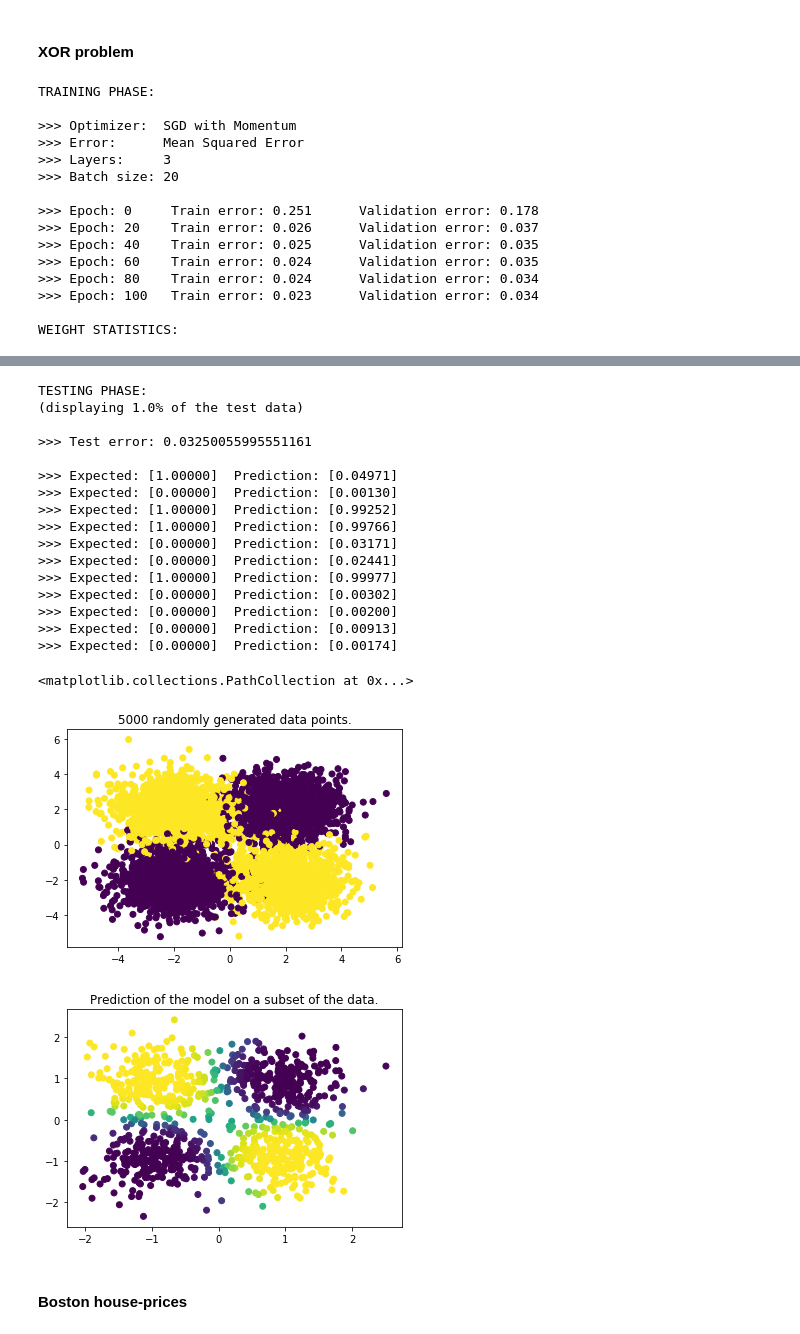
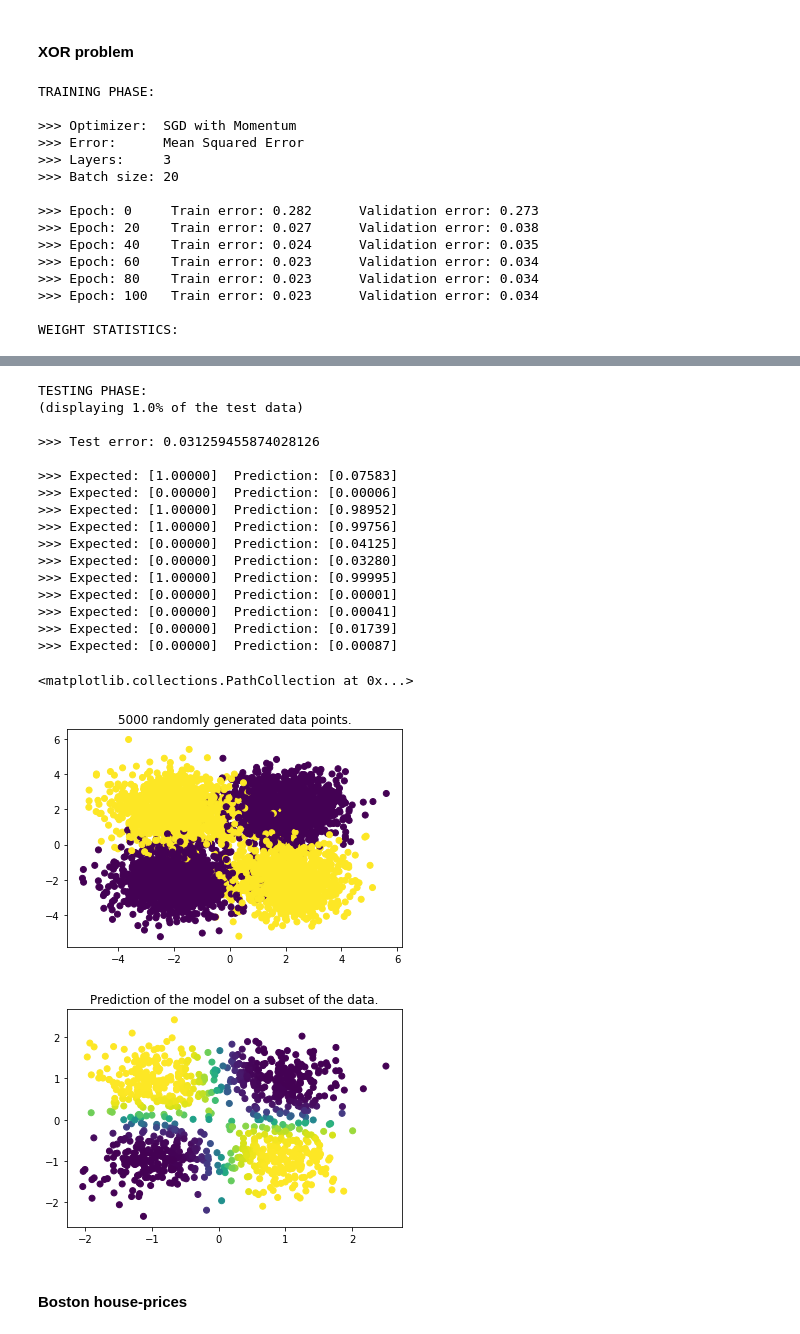
Before and after one commit to Mrpatekful/numpyml, a Jupyter notebook: dnn_numpy.ipynb, the cells around one changed output, grey strips where cells are left out. Cells and saved outputs as stored; diff of their text form; code cells hidden in the pictures.

```diff
--- a/dnn_numpy.ipynb
+++ b/dnn_numpy.ipynb
@@ -249,12 +250,14 @@ class Layer:
 
     def __init__(self, activation, size):
         self.activation = activation
+        self.activation_value = None
         self.value = None
         self.size = size
 
     def forward(self, x):
-        self.value = self.activation.function(x)
-        return self.value
+        self.value = x
+        self.activation_value = self.activation.function(self.value)
+        return self.activation_value
 
     def backward(self):
         return self.activation.derivative(self.value)
@@ -359,7 +362,7 @@ class Sgd:
         for index in range(len(deltas)):
             delta = np.atleast_2d(deltas[index])
 
-            dw = (-self.lrate*np.dot(layers[index].value.T, delta)/batch_size + self.momentum*self.dws[index])
+            dw = (-self.lrate*np.dot(layers[index].activation_value.T, delta)/batch_size + self.momentum*self.dws[index])
             self.dws[index] = dw
 
 
@@ -602,8 +603,8 @@ class Dnn:
         for index in range(len(self.layers)-1):
             # xavier/glorot weight initialization
             xav_scale = (6/(self.layers[index].size**(1/2)+self.layers[index+1].size**(1/2)))
-            weights.append(np.random.rand(self.layers[index].size, self.layers[index + 1].size)*xav_scale*2-xav_scale)
-            biases.append(np.random.rand(1, self.layers[index + 1].size)*xav_scale*2-xav_scale)
+            weights.append(np.random.rand(self.layers[index].size, self.layers[index + 1].size)*xav_scale*2 - xav_scale)
+            biases.append(np.random.rand(1, self.layers[index + 1].size)*xav_scale*2 - xav_scale)
 
         return weights, biases
 
@@ -621,7 +622,7 @@ class Dnn:
     def train(self, epochs=100, optimizer=Sgd(), weight_log=True):
         self.optimizer = optimizer
 
-        print(("TRAINING PHASE:\n\n>>> Optimizer:\t{0}\n>>> Error:\t{1}\n>>> Layers:\t{2}\n>>> Batch size:\t{3}\n").format(self.optimizer, self.error, len(self.layers), self.input_pipe.batch_size))
+        print("TRAINING PHASE:\n\n>>> Optimizer:\t{0}\n>>> Error:\t{1}\n>>> Layers:\t{2}\n>>> Batch size:\t{3}\n".format(self.optimizer, self.error, len(self.layers), self.input_pipe.batch_size))
 
         self._flush_log()
 
@@ -656,7 +657,7 @@ class Dnn:
 
 
     def _predict(self, x):
-        self.layers[0].forward(x)
+        output = self.layers[0].forward(x)
 
         for index in range(len(self.weights)):
             layer = self.layers[index+1]
@@ -665,13 +666,13 @@ class Dnn:
             if layer.isDropout():
                 layer.remove_mask()
 
-            layer.forward(np.dot(self.layers[index].value, self.weights[index]) + self.biases[index])
+            output = layer.forward(np.dot(output, self.weights[index]) + self.biases[index])
 
             # replacing the mask
             if layer.isDropout():
                 layer.replace_mask()
 
-        return self.layers[-1].value
+        return output
 
     def test(self, x=None, target=None, custom_data=False, verbose=1):
         # to make a custom prediction both x (inputs) and y (expected outputs) must be given
@@ -700,10 +701,10 @@ class Dnn:
         return results
 
     def _forward_prop(self, x):
-        self.layers[0].forward(x)
+        output = self.layers[0].forward(x)
 
         for index in range(len(self.weights)):
-            self.layers[index+1].forward(np.dot(self.layers[index].value, self.weights[index]) + self.biases[index])
+            output = self.layers[index+1].forward(np.dot(output, self.weights[index]) + self.biases[index])
 
     def _back_prop(self, target):
         deltas = [None]*len(self.weights)
@@ -712,9 +713,9 @@ class Dnn:
         # TODO: refactor this if-else
         if ((isinstance(self.error, BinaryCrossEntropy) or isinstance(self.error, CrossEntropy)) and
            (isinstance(self.layers[-1].activation, Softmax) or isinstance(self.layers[-1].activation, Sigmoid))):
-            delta = self.error.derivative(target, self.layers[-1].value)
+            delta = self.error.derivative(target, self.layers[-1].activation_value)
         else:
-            delta = np.multiply(self.error.derivative(target, self.layers[-1].value), self.layers[-1].backward())
+            delta = np.multiply(self.error.derivative(target, self.layers[-1].activation_value), self.layers[-1].backward())
 
         deltas[-1] = delta
         for index in range(len(deltas)-2, -1,-1):
@@ -722,7 +723,7 @@ class Dnn:
 
         self.optimizer.modify_weights(self.input_pipe.batch_size, self.layers, self.weights, self.biases, deltas)
 
-        return self.error.function(self.scaler(target), self.scaler(self.layers[-1].value)).sum()
+        return self.error.function(self.scaler(target), self.scaler(self.layers[-1].activation_value)).sum()
 # %% [markdown]
 ## Examples
 # %% [markdown]
@@ -756,7 +757,7 @@ samples[:,:input_size] = scaler.transform(samples[:,:input_size])
 input_pipe = InputPipeLine(samples, input_size=input_size, batch_size=20)
 
 layers = [Layer(Linear(), size=input_size),
-          Layer(Tanh(), size=10),
+          Layer(Relu(), size=10),
           Layer(Sigmoid(), size=1)]
 
 mlp_object = Dnn(layers=layers,
@@ -782,11 +783,11 @@ TRAINING PHASE:
 >>> Layers:     3
 >>> Batch size: 20
 
->>> Epoch: 0     Train error: 0.251      Validation error: 0.178
->>> Epoch: 20    Train error: 0.026      Validation error: 0.037
->>> Epoch: 40    Train error: 0.025      Validation error: 0.035
->>> Epoch: 60    Train error: 0.024      Validation error: 0.035
->>> Epoch: 80    Train error: 0.024      Validation error: 0.034
+>>> Epoch: 0     Train error: 0.282      Validation error: 0.273
+>>> Epoch: 20    Train error: 0.027      Validation error: 0.038
+>>> Epoch: 40    Train error: 0.024      Validation error: 0.035
+>>> Epoch: 60    Train error: 0.023      Validation error: 0.034
+>>> Epoch: 80    Train error: 0.023      Validation error: 0.034
 >>> Epoch: 100   Train error: 0.023      Validation error: 0.034
 
 WEIGHT STATISTICS:
@@ -807,22 +808,22 @@ WEIGHT STATISTICS:
 TESTING PHASE:
 (displaying 1.0% of the test data)
 
->>> Test error: 0.03250055995551161
+>>> Test error: 0.031259455874028126
 
->>> Expected: [1.00000]  Prediction: [0.04971]
->>> Expected: [0.00000]  Prediction: [0.00130]
->>> Expected: [1.00000]  Prediction: [0.99252]
->>> Expected: [1.00000]  Prediction: [0.99766]
->>> Expected: [0.00000]  Prediction: [0.03171]
->>> Expected: [0.00000]  Prediction: [0.02441]
->>> Expected: [1.00000]  Prediction: [0.99977]
->>> Expected: [0.00000]  Prediction: [0.00302]
->>> Expected: [0.00000]  Prediction: [0.00200]
->>> Expected: [0.00000]  Prediction: [0.00913]
->>> Expected: [0.00000]  Prediction: [0.00174]
+>>> Expected: [1.00000]  Prediction: [0.07583]
+>>> Expected: [0.00000]  Prediction: [0.00006]
+>>> Expected: [1.00000]  Prediction: [0.98952]
+>>> Expected: [1.00000]  Prediction: [0.99756]
+>>> Expected: [0.00000]  Prediction: [0.04125]
+>>> Expected: [0.00000]  Prediction: [0.03280]
+>>> Expected: [1.00000]  Prediction: [0.99995]
+>>> Expected: [0.00000]  Prediction: [0.00001]
+>>> Expected: [0.00000]  Prediction: [0.00041]
+>>> Expected: [0.00000]  Prediction: [0.01739]
+>>> Expected: [0.00000]  Prediction: [0.00087]
 <matplotlib.collections.PathCollection at 0x...>
 [figure]
-[figure, old version]
+[figure, new version]
 # %% [markdown]
 #### Boston house-prices
 # %%
```
Also changed, not shown: parts of 8 cells of this notebook, 1 other file.
